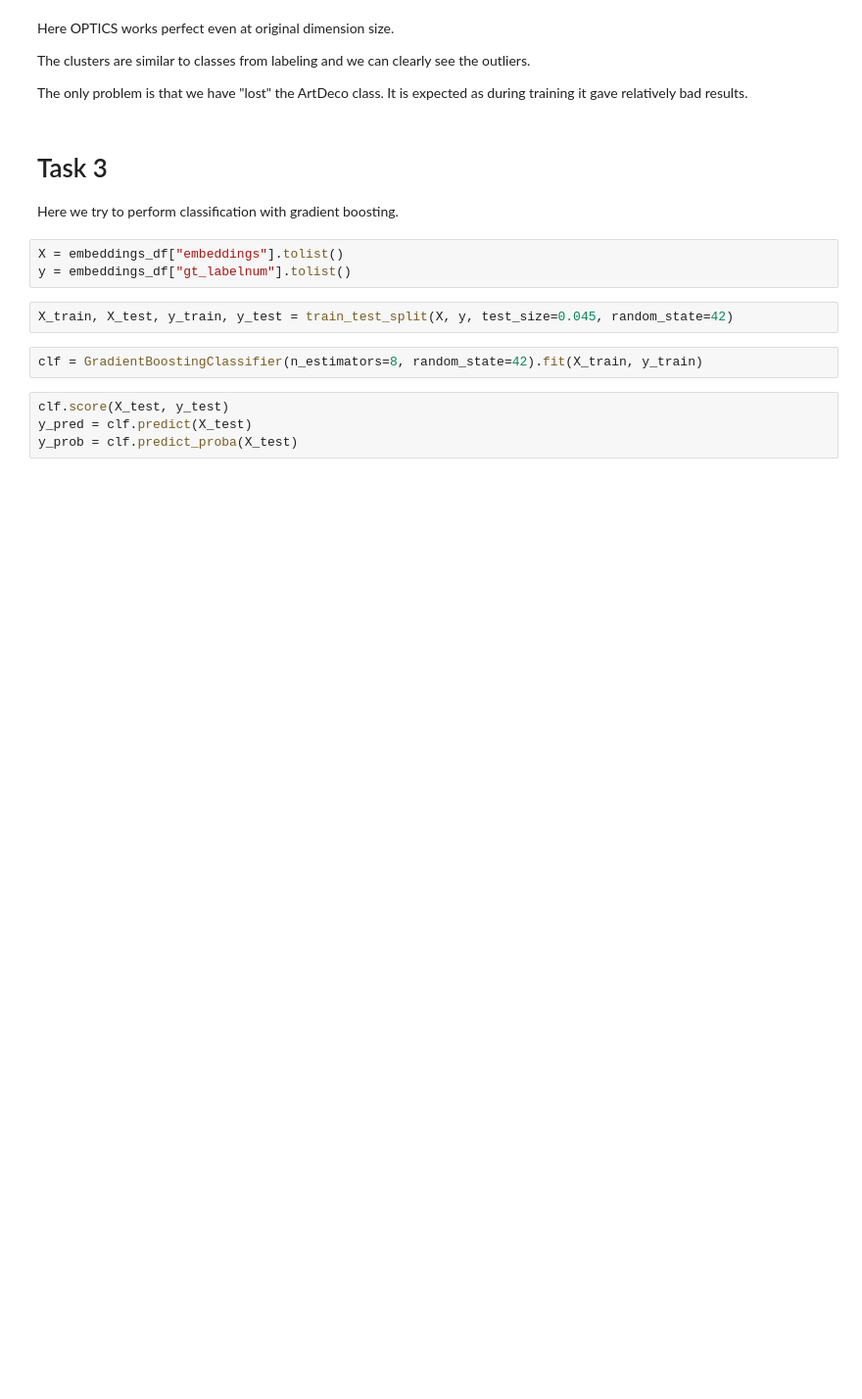
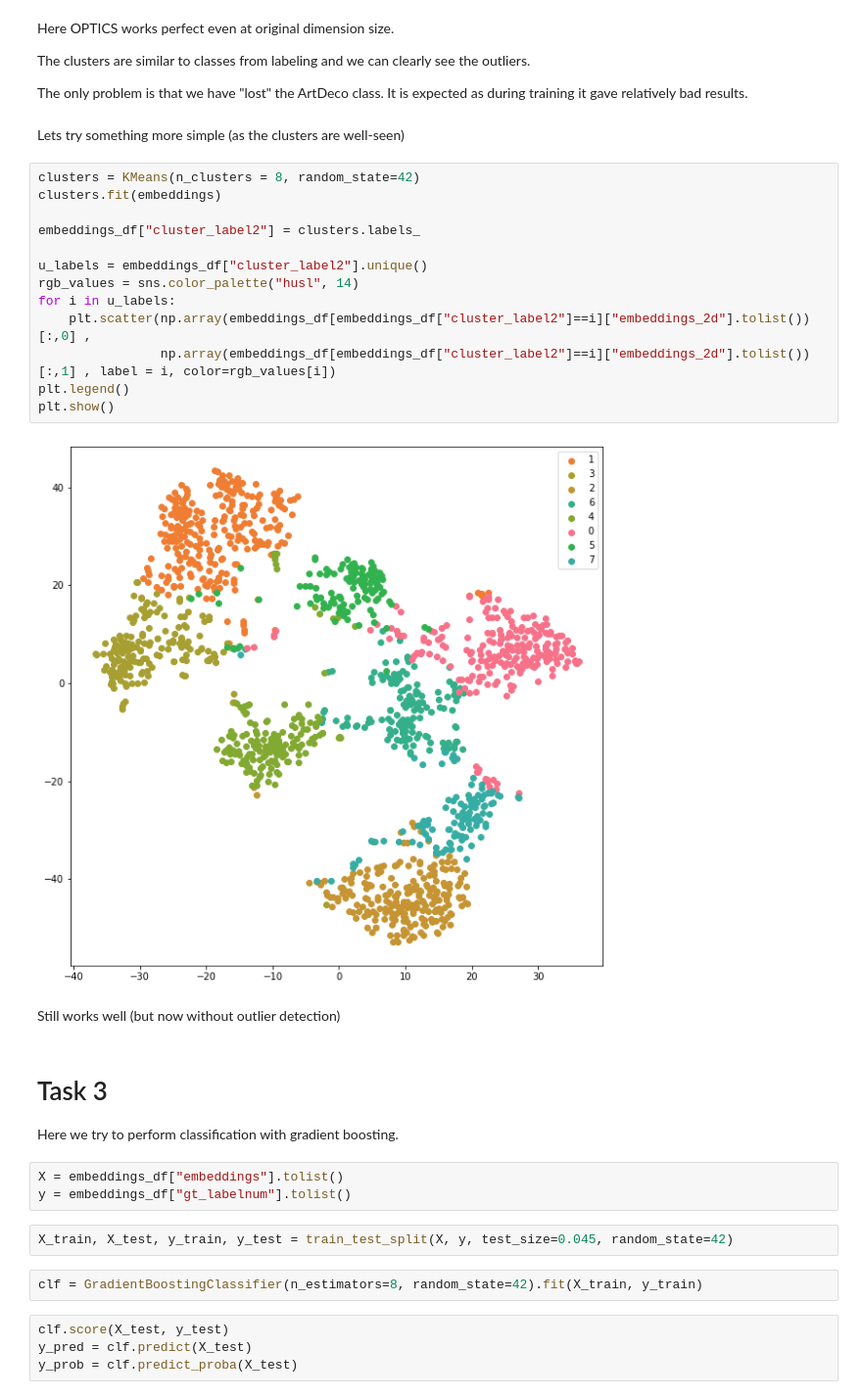
Before and after one commit to nizovskiyka/bg-classification-task, a Jupyter notebook: bg-report-bonus-submission.ipynb, the cells around one changed output. Shown: that part at 98% size. Drawn from its saved outputs; the diff is of its cells as text; blank space fills up the shorter version.

```diff
--- a/bg-report-bonus-submission.ipynb
+++ b/bg-report-bonus-submission.ipynb
@@ -670,6 +676,25 @@ Here OPTICS works perfect even at original dimension size.
 The clusters are similar to classes from labeling and we can clearly see the outliers.
 
 The only problem is that we have "lost" the ArtDeco class. It is expected as during training it gave relatively bad results.
+# %% [markdown]
+Lets try something more simple (as the clusters are well-seen)
+# %%
+clusters = KMeans(n_clusters = 8, random_state=42)
+clusters.fit(embeddings)
+
+embeddings_df["cluster_label2"] = clusters.labels_
+
+u_labels = embeddings_df["cluster_label2"].unique()
+rgb_values = sns.color_palette("husl", 14)
+for i in u_labels:
+    plt.scatter(np.array(embeddings_df[embeddings_df["cluster_label2"]==i]["embeddings_2d"].tolist())[:,0] ,
+                np.array(embeddings_df[embeddings_df["cluster_label2"]==i]["embeddings_2d"].tolist())[:,1] , label = i, color=rgb_values[i])
+plt.legend()
+plt.show()
+# %% [output]
+[figure, added]
+# %% [markdown]
+Still works well (but now without outlier detection)
 # %% [markdown]
 # Task 3
 
```
Also changed, not shown: parts of 21 cells of this notebook.
